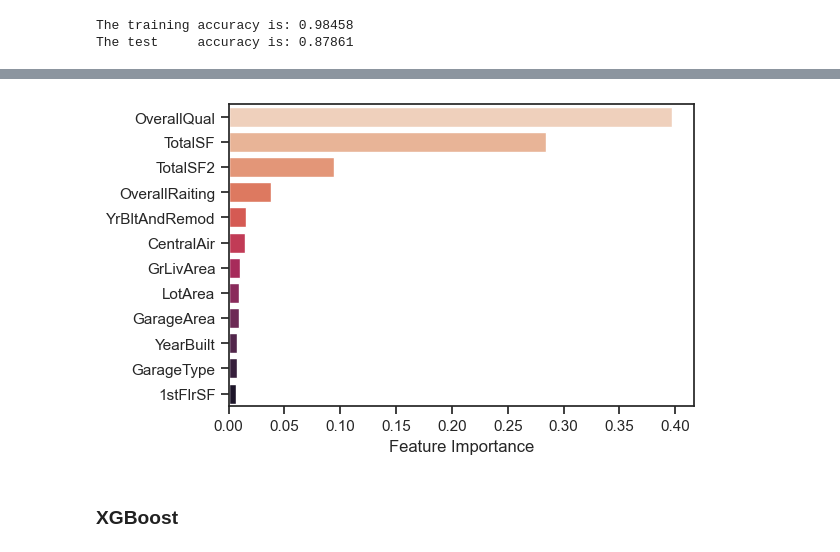
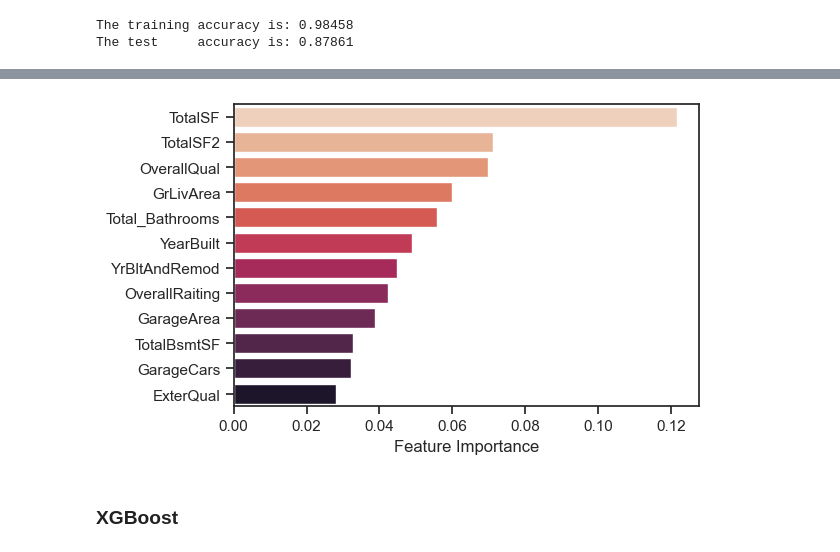
Before and after one commit to DanEllen/House-Prices-Advanced-Regression-Techniques, a Jupyter notebook: Machine_Learning_Code.ipynb, the cells around one changed output, grey strips where cells are left out. Drawn from its saved outputs; the diff is of its cells as text; code cells hidden in the pictures.

```diff
--- a/Machine_Learning_Code.ipynb
+++ b/Machine_Learning_Code.ipynb
@@ -745,17 +770,19 @@ Wall time: 3.41 s
 The training accuracy is: 0.89201
 The test     accuracy is: 0.89328
+# %%
+randomForest_best = grid_search_forest.best_estimator_.fit(X_le_train, y_le_train)
 # %%
 coefficients = pd.concat([pd.DataFrame(X_le_train.columns),
-                          pd.DataFrame(randomForest.feature_importances_)], axis = 1)
+                          pd.DataFrame(randomForest_best.feature_importances_)], axis = 1)
 coefficients.columns = ('features', 'coefs')
 coefficients = coefficients.sort_values(by='coefs',ascending=False)
 f, ax = plt.subplots(figsize=(6, 4))
 sns.barplot(x="coefs", y="features", data=coefficients[0:12], palette="rocket_r")
 ax.set(ylabel="",
        xlabel="Feature Importance")
 f.savefig('./images/feature_imp_RF.png', dpi=500)
 # %% [output]
-[figure, old version]
+[figure, new version]
 # %% [markdown]
 ### XGBoost
 # %%
```
Also changed, not shown: parts of 17 cells of this notebook, 6 other files.
